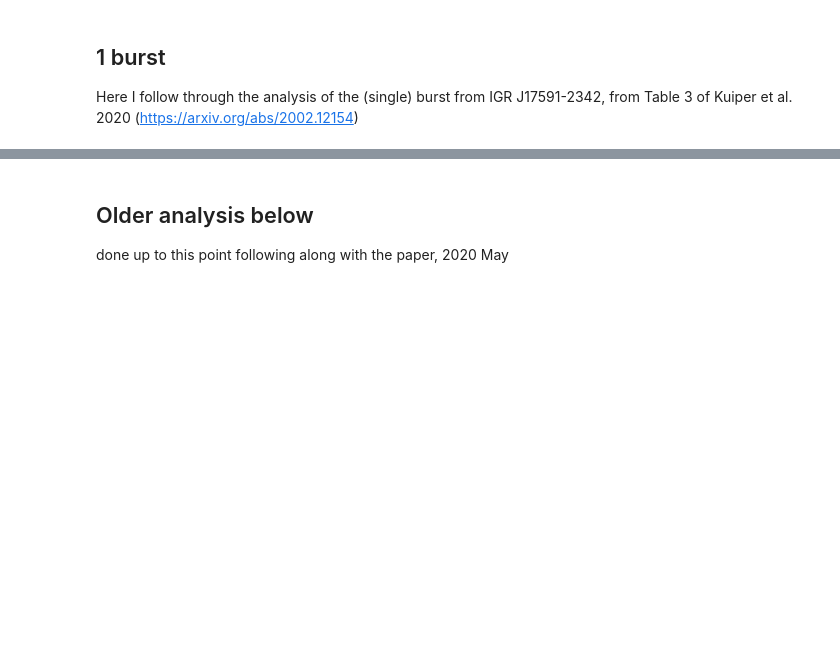
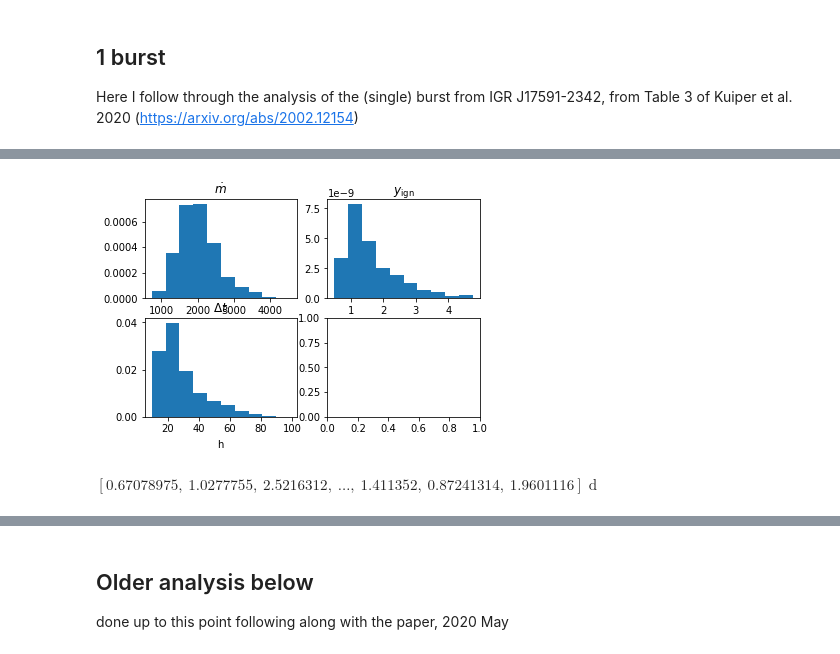
Before and after one commit to outs1der/concord, a Jupyter notebook: Inferring burster properties.ipynb, the cells around one changed output, grey strips where cells are left out. Drawn from its saved outputs; the diff is of its cells as text; code cells hidden in the pictures; blank space fills up the shorter version.

```diff
--- a/Inferring burster properties.ipynb
+++ b/Inferring burster properties.ipynb
@@ -176,0 +186,15 @@ Improved value including inclination constraints; 1928_424^557 g / (cm2 s)
+# %%
+# Estimate the accretion rate
+
+print (F_pers)
+m2 = cd.mdot((F_pers,F_pers_err)*flux_unit,dist2['dist'],inclination=dist2['i'],fulldist=True,nsamp=2000)
+
+mdot = np.percentile(m2['mdot'].distribution,(50,16,84))
+print ('''
+Accretion rate implied from persistent flux, with xi_p = {:.2f} (average) is {:.0f}_{:.0f}^{:+.0f}
+  or {:.3f}_{:.3f}^{:+.3f} in units of the Eddington accretion rate'''.format(
+    np.mean(m2['xi_p'].distribution),
+    mdot[0].value,(mdot[1]-mdot[0]).value,mdot[2]-mdot[0], #m2['mdot'].unit,
+    (mdot[0]/mdot_Edd).value,((mdot[1]-mdot[0])/mdot_Edd).value,(mdot[2]-mdot[0])/mdot_Edd))
+
+len(m2['mdot'].distribution)
@@ -231,0 +251,13 @@ Inferred recurrence time is 1.78 +/- 0.72 d
+# %%
+fig3, axs3 = plt.subplots(2, 2)
+with quantity_support():
+    axs3[0, 0].hist(m2['mdot'].distribution, density=True)
+    axs3[0, 0].set_title('$\dot{m}$')
+
+    axs3[0, 1].hist(y2['yign'].distribution, density=True)
+    axs3[0, 1].set_title('$y_\mathrm{ign}$')
+
+    axs3[1, 0].hist(dt1.distribution.to('hr'), density=True)
+    axs3[1, 0].set_title('$\Delta t$')
+# %% [output]
+[figure, added]
@@ -231,0 +278,4 @@ Inferred recurrence time is 1.78 +/- 0.72 d
+# %%
+dt1.distribution[g].to('day')
+# %% [output]
+$[0.67078975,~1.0277755,~2.5216312,~\dots,~1.411352,~0.87241314,~1.9601116] \; \mathrm{d}$
```
Also changed, not shown: parts of 25 cells of this notebook, 4 other files.
